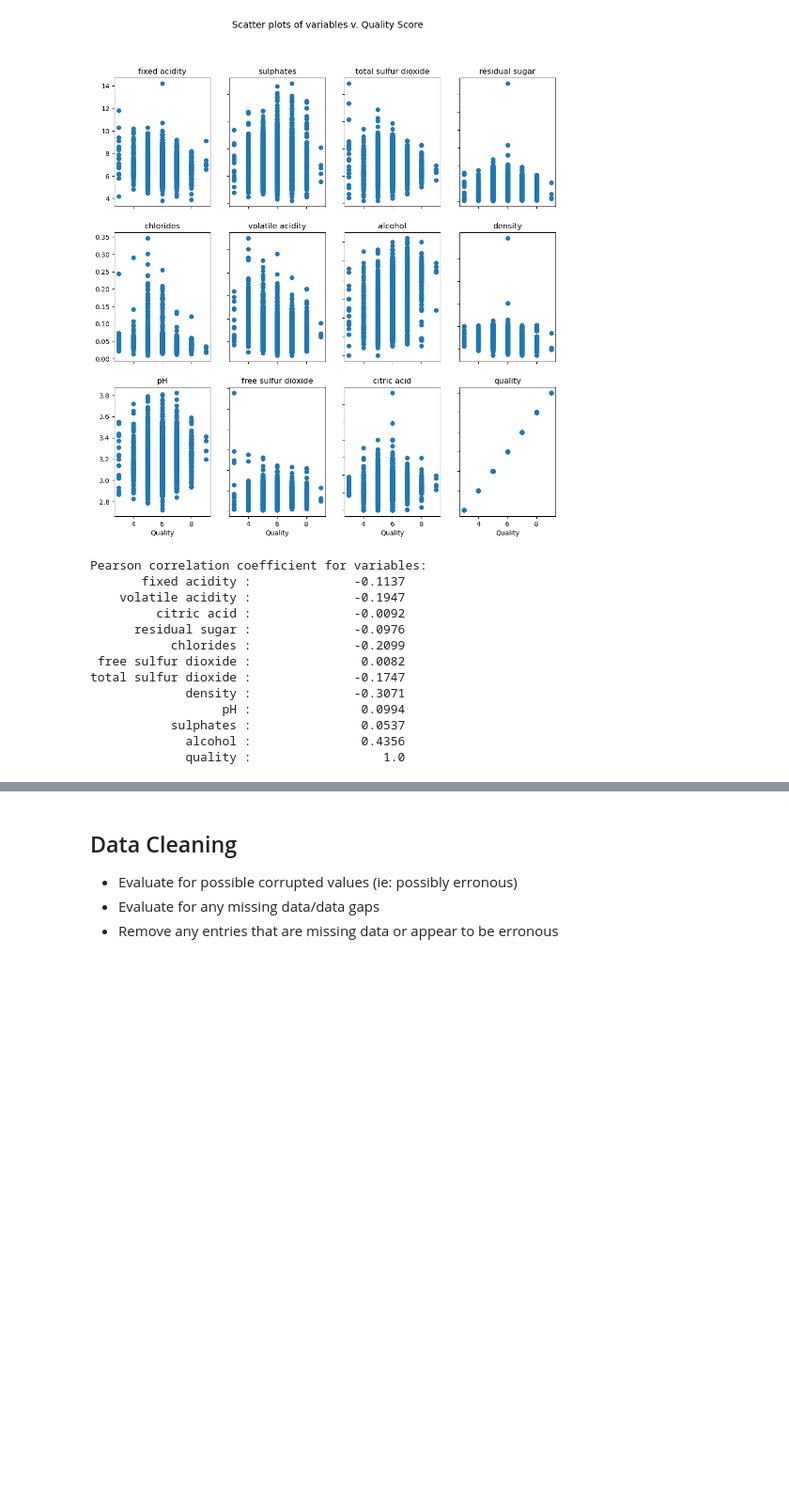
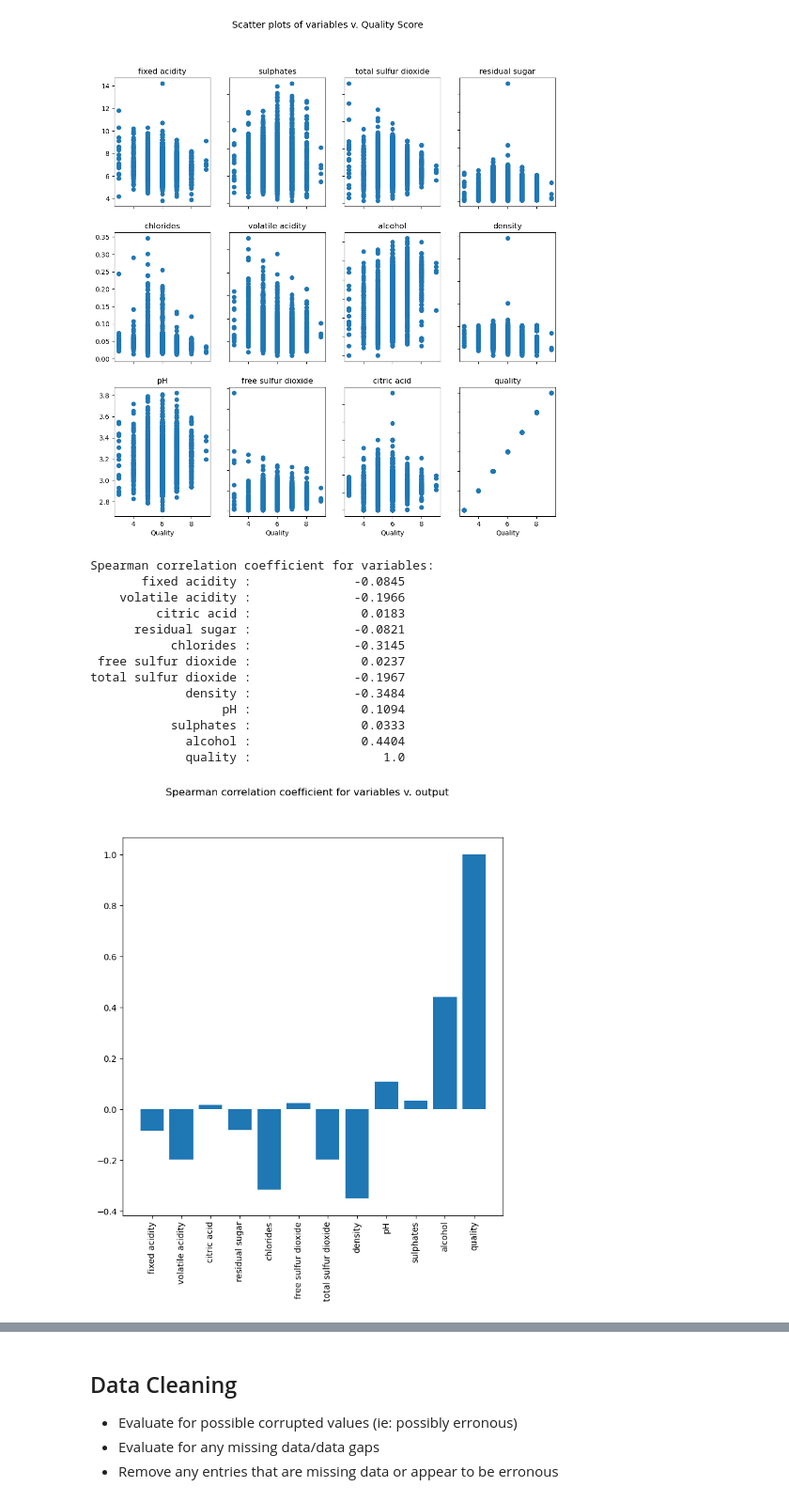
Before and after one commit to dangrant6/Wine-Quality, a Jupyter notebook: wine-quality-analysis.ipynb, the cells around one changed output, grey strips where cells are left out. Shown at 94% size. Saved outputs shown, nothing was run; the diff lists cells and outputs as text; code cells hidden in the pictures; blank space fills up the shorter version.

Commit message:
change correlation calc to Spearman to better handle ordinal output

```diff
--- a/wine-quality-analysis.ipynb
+++ b/wine-quality-analysis.ipynb
@@ -84,26 +84,39 @@ plt.show()
 # %% [output]
 [figure]
 # %%
-# Conduct Pearson correlation tests on each variable
-print("Pearson correlation coefficient for variables:")
+# Conduct Spearman correlation tests on each variable
+# vs. ordinal output ranking (Spearman used due to ordinal result)
+print("Spearman correlation coefficient for variables:")
+plot_data = {}
 for i in range(0, len(white_wines_full.columns)):
     col = white_wines_full.columns[i]
-    corr = stats.pearsonr(white_wines_full[col], white_wines_full['quality'])
+    corr = stats.spearmanr(white_wines_full[col], white_wines_full['quality'])
     print("{: >20} : {: >20}".format(col, round(corr[0], 4)))
+    plot_data[col] = corr[0]
+
+# generate bar graph plot
+fig, ax_list = plt.subplots(1)
+fig.set_figheight(8)
+fig.set_figwidth(8)
+plt.xticks(rotation='vertical')
+plt.bar(plot_data.keys(), plot_data.values())
+fig.suptitle('Spearman correlation coefficient for variables v. output', fontsize=12)
+plt.show()
 # %% [output]
-Pearson correlation coefficient for variables:
-       fixed acidity :              -0.1137
-    volatile acidity :              -0.1947
-         citric acid :              -0.0092
-      residual sugar :              -0.0976
-           chlorides :              -0.2099
- free sulfur dioxide :               0.0082
-total sulfur dioxide :              -0.1747
-             density :              -0.3071
-                  pH :               0.0994
-           sulphates :               0.0537
-             alcohol :               0.4356
+Spearman correlation coefficient for variables:
+       fixed acidity :              -0.0845
+    volatile acidity :              -0.1966
+         citric acid :               0.0183
+      residual sugar :              -0.0821
+           chlorides :              -0.3145
+ free sulfur dioxide :               0.0237
+total sulfur dioxide :              -0.1967
+             density :              -0.3484
+                  pH :               0.1094
+           sulphates :               0.0333
+             alcohol :               0.4404
              quality :                  1.0
+[figure, added]
 # %% [markdown]
 ### Exploratory data observations
 
```
Also changed, not shown: parts of 1 cell of this notebook.
